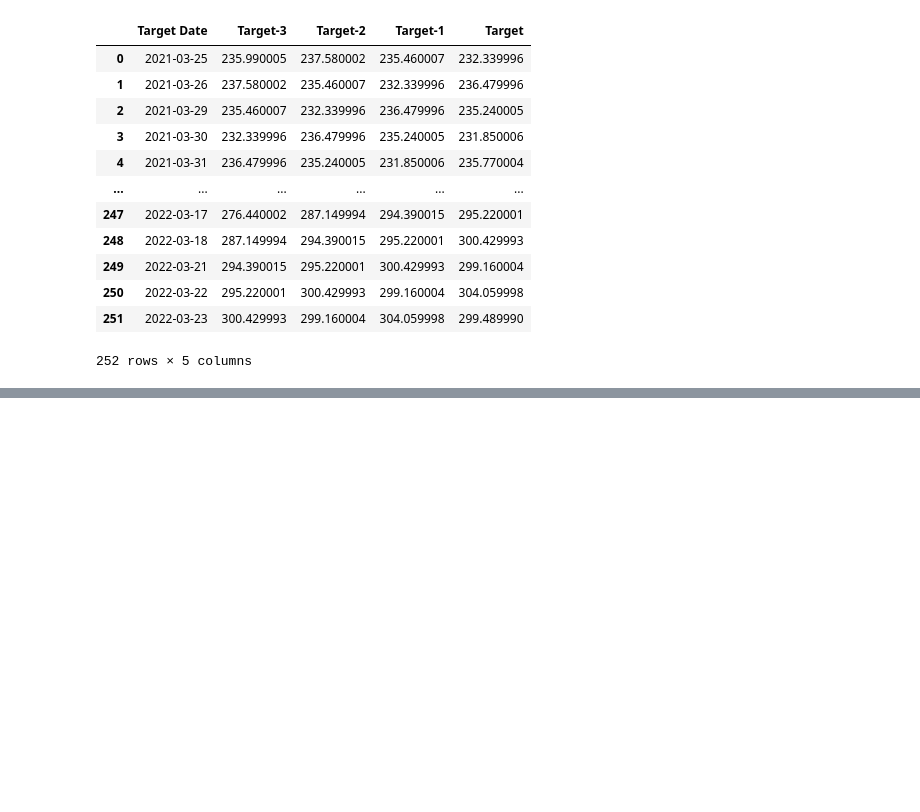
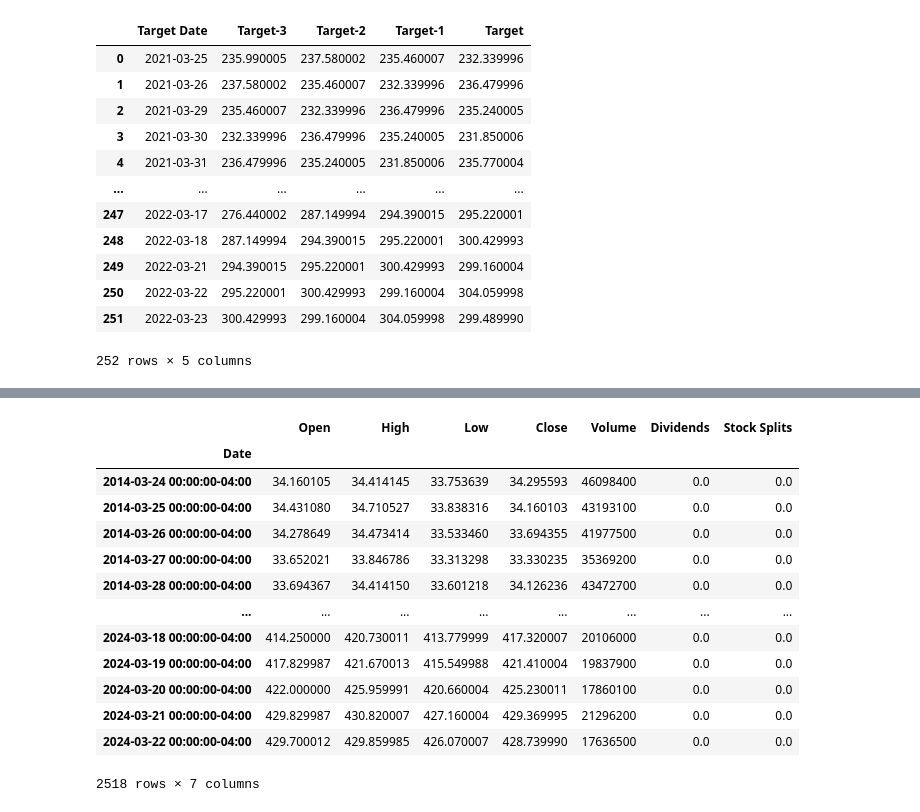
Before and after one commit to SteffanBurnette/TensorFlow-, a Jupyter notebook: Stock_price_analysis_test_one.ipynb, the cells around one changed output, grey strips where cells are left out. Saved outputs shown, nothing was run; the diff lists cells and outputs as text; code cells hidden in the pictures; blank space fills up the shorter version.

```diff
--- a/Stock_price_analysis_test_one.ipynb
+++ b/Stock_price_analysis_test_one.ipynb
@@ -434,0 +486,21 @@ windowed_df
+# %%
+msft = yf.Ticker("MSFT")
+
+# get historical market data
+hist = msft.history(period="10y")
+hist
+# %% [output]
+|  | Open | High | Low | Close | Volume | Dividends | Stock Splits |
+| Date |  |  |  |  |  |  |  |
+| 2014-03-24 00:00:00-04:00 | 34.160105 | 34.414145 | 33.753639 | 34.295593 | 46098400 | 0.0 | 0.0 |
+| 2014-03-25 00:00:00-04:00 | 34.431080 | 34.710527 | 33.838316 | 34.160103 | 43193100 | 0.0 | 0.0 |
+| 2014-03-26 00:00:00-04:00 | 34.278649 | 34.473414 | 33.533460 | 33.694355 | 41977500 | 0.0 | 0.0 |
+| 2014-03-27 00:00:00-04:00 | 33.652021 | 33.846786 | 33.313298 | 33.330235 | 35369200 | 0.0 | 0.0 |
+| 2014-03-28 00:00:00-04:00 | 33.694367 | 34.414150 | 33.601218 | 34.126236 | 43472700 | 0.0 | 0.0 |
+| ... | ... | ... | ... | ... | ... | ... | ... |
+| 2024-03-18 00:00:00-04:00 | 414.250000 | 420.730011 | 413.779999 | 417.320007 | 20106000 | 0.0 | 0.0 |
+| 2024-03-19 00:00:00-04:00 | 417.829987 | 421.670013 | 415.549988 | 421.410004 | 19837900 | 0.0 | 0.0 |
+| 2024-03-20 00:00:00-04:00 | 422.000000 | 425.959991 | 420.660004 | 425.230011 | 17860100 | 0.0 | 0.0 |
+| 2024-03-21 00:00:00-04:00 | 429.829987 | 430.820007 | 427.160004 | 429.369995 | 21296200 | 0.0 | 0.0 |
+| 2024-03-22 00:00:00-04:00 | 429.700012 | 429.859985 | 426.070007 | 428.739990 | 17636500 | 0.0 | 0.0 |
+2518 rows × 7 columns
```
Also changed, not shown: parts of 57 cells of this notebook.
